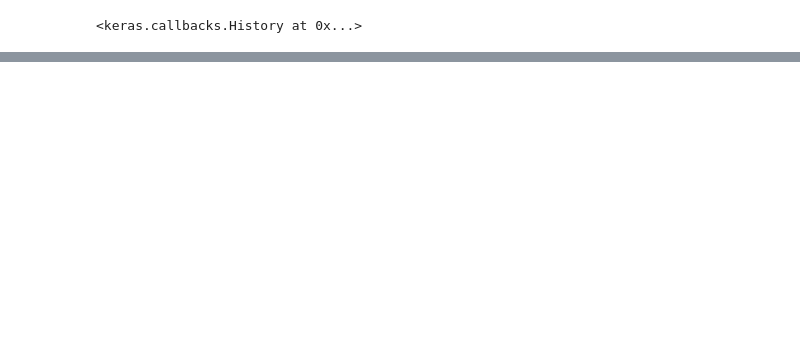
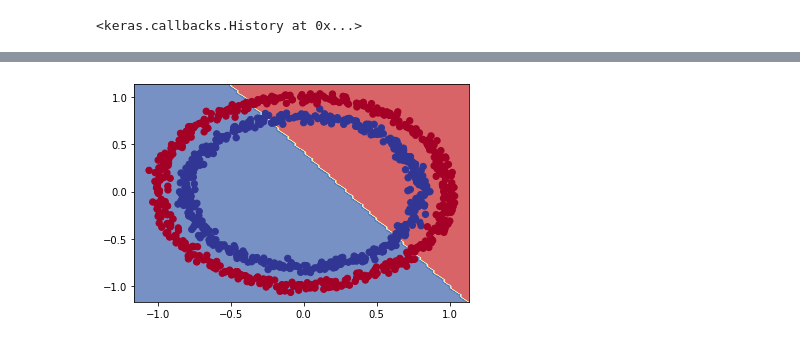
Before and after one commit to JaradAng/tensorflow_training, a Jupyter notebook: neural_network_classification.ipynb, the cells around one changed output, grey strips where cells are left out. Saved outputs shown, nothing was run; the diff lists cells and outputs as text; code cells hidden in the pictures; blank space fills up the shorter version.

```diff
--- a/neural_network_classification.ipynb
+++ b/neural_network_classification.ipynb
@@ -225,0 +381,16 @@ Doing binary classification
+# %%
+#Actaully non linear model this time
+tf.random.set_seed(42)
+
+#model
+model6 = tf.keras.Sequential([
+    tf.keras.layers.Dense(1, activation='relu')
+])
+
+#Compile the model
+model6.compile(loss=tf.keras.losses.BinaryCrossentropy(),
+               optimizer=tf.keras.optimizers.Adam(learning_rate=0.01),
+               metrics=['accuracy'])
+
+#fit
+history = model6.fit(tf.expand_dims(X, axis=1), y, epochs=100)
@@ -225,0 +415,3 @@ Doing binary classification
+# %%
+plot_decision_boundary(model=model6, X=X, y=y)
+# %% [output]
@@ -225,0 +421 @@ Doing binary classification
+[figure, added]
```
Also changed, not shown: parts of 30 cells of this notebook.
